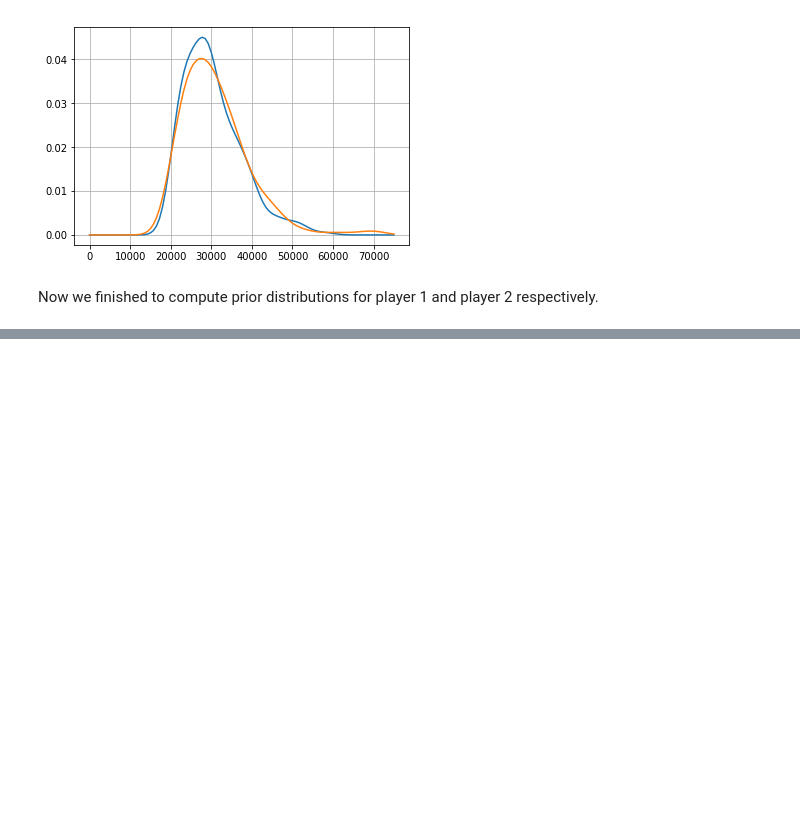
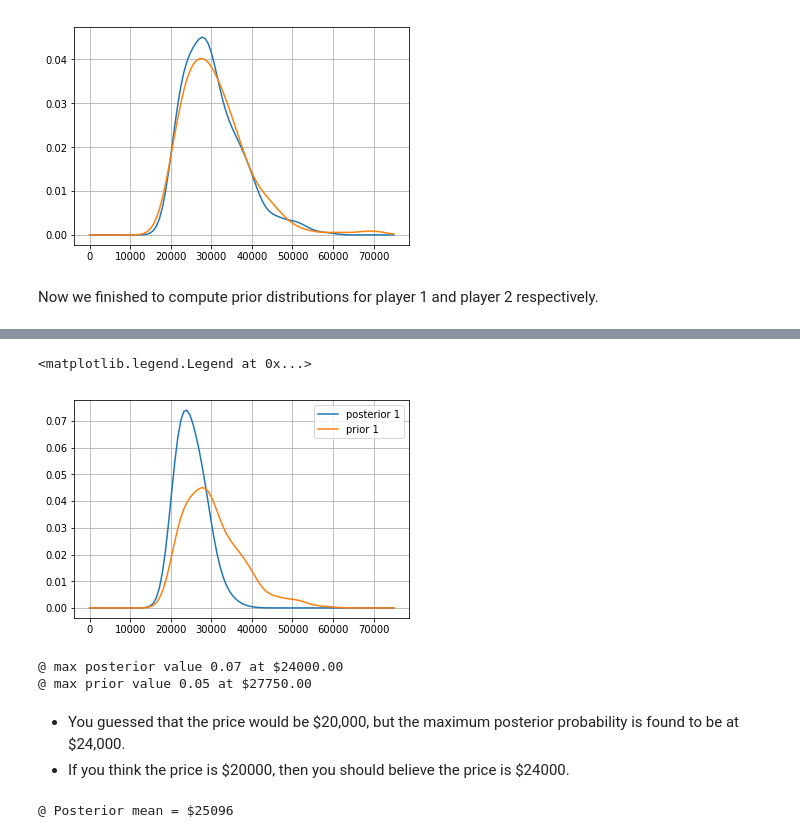
Before and after one commit to yongduek/lectures, a Jupyter notebook: bayesian/6.Decision Analysis.ipynb, the cells around one changed output, grey strips where cells are left out. Drawn from its saved outputs; the diff is of its cells as text; code cells hidden in the pictures; blank space fills up the shorter version.

```diff
--- a/bayesian/6.Decision Analysis.ipynb
+++ b/bayesian/6.Decision Analysis.ipynb
@@ -162,0 +213,37 @@ Now we finished to compute prior distributions for player 1 and player 2 respect
+# %%
+# likelihood density = Gaussain (0, sigma_diff1)
+# likelihood (guess) = scipy.stats.norm.pdf (price - guess, 0, sigma_diff1)
+guess1 = 20000
+likeli1 = np.zeros(xs.shape)
+post1 = np.zeros(xs.shape)
+for i in range(xs.shape[0]):  # for each price
+    likeli1[i] = scipy.stats.norm.pdf(xs[i] - guess1, 0, sigma1)
+    post1[i] = likeli1[i] * prior_pmf1[i]
+post1 /= np.sum(post1)
+# %%
+plt.grid(True)
+plt.plot (xs, post1, label='posterior 1')
+plt.plot (xs, prior_pmf1, label='prior 1')
+plt.legend (loc='best')
+# %% [output]
+<matplotlib.legend.Legend at 0x...>
+[figure, added]
+# %%
+indx = np.argmax(post1)
+print ('@ max posterior value {:.2f} at ${:.2f}'.format(post1[indx], xs[indx]))
+indx_prior = np.argmax(prior_pmf1)
+print ('@ max prior value {:.2f} at ${:.2f}'.format(prior_pmf1[indx_prior], xs[indx_prior]))
+# %% [output]
+@ max posterior value 0.07 at $24000.00
+@ max prior value 0.05 at $27750.00
+# %% [markdown]
+- You guessed that the price would be \$20,000, but the maximum posterior probability is found to be at \$24,000.
+- If you think the price is \$20000, then you should believe the price is \$24000.
+# %%
+# Posterior mean
+mean = 0.
+for x, p in zip(xs, post1):
+    mean += x*p
+print ('@ Posterior mean = ${:.0f}'.format(mean))
+# %% [output]
+@ Posterior mean = $25096
```
Also changed, not shown: parts of 11 cells of this notebook.
